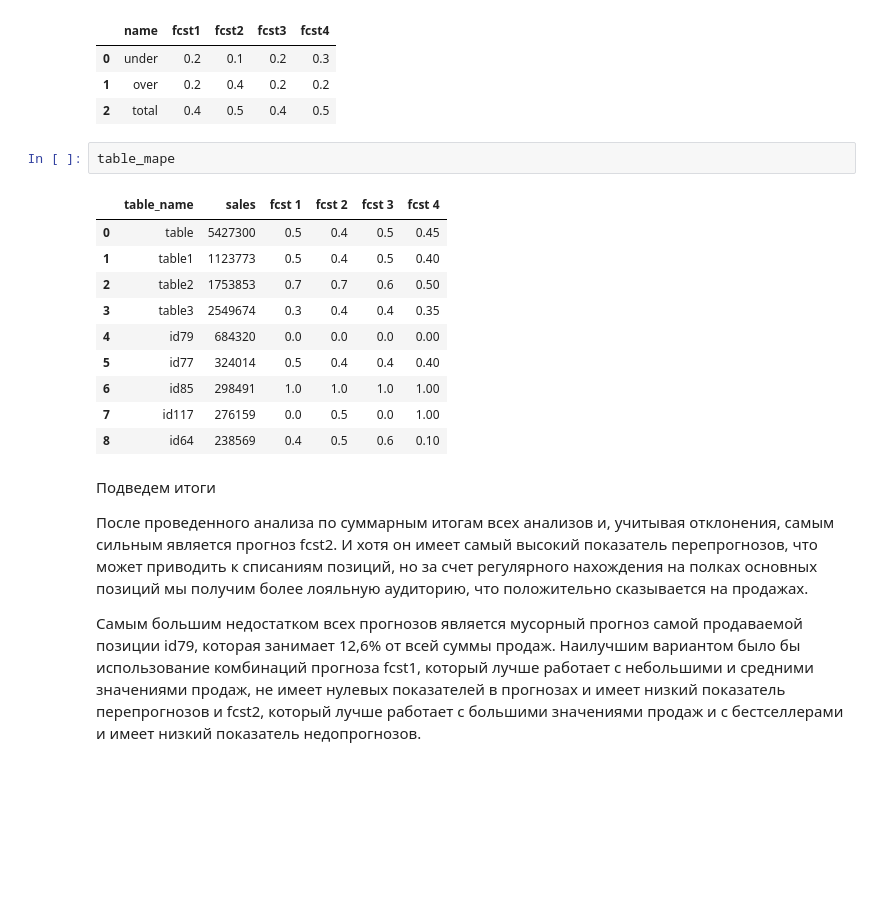
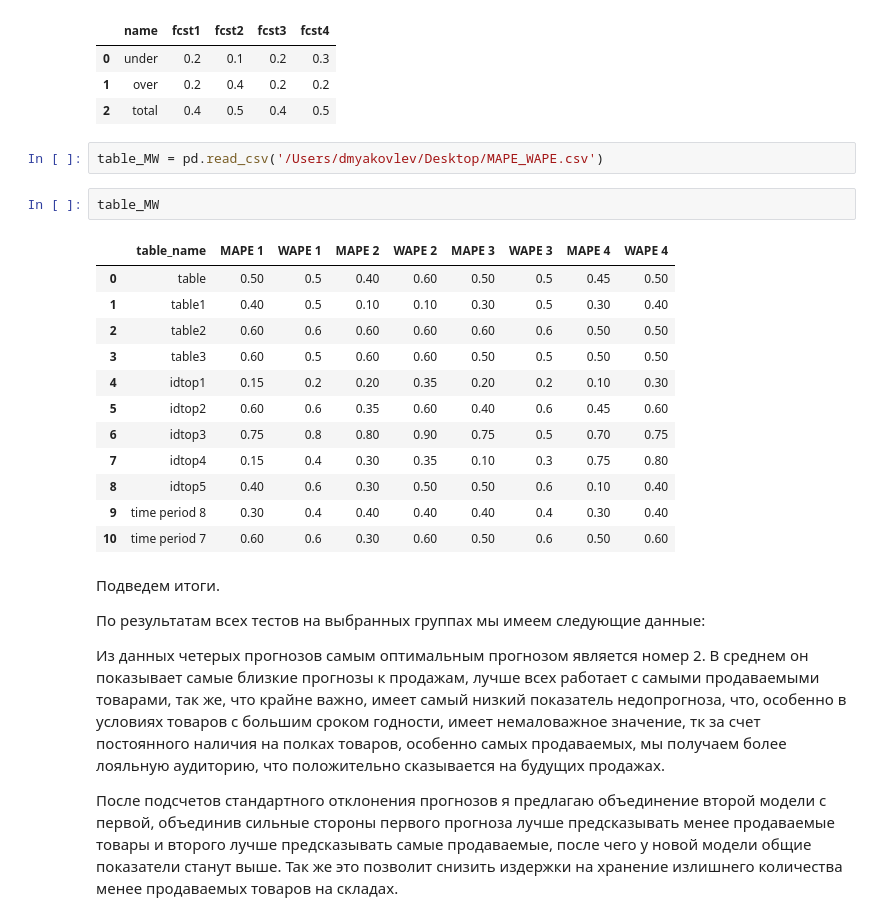
Before and after one commit to dmyakovlev/test_forecasts, a Jupyter notebook: Тестовое задание. Проверка прогнозов.ipynb, the cells around one changed output. Cells and saved outputs as stored; diff of their text form; blank space fills up the shorter version.

```diff
--- a/Тестовое задание. Проверка прогнозов.ipynb
+++ b/Тестовое задание. Проверка прогнозов.ipynb
@@ -519,22 +149,28 @@ table_forecasts
 | 0 | under | 0.2 | 0.1 | 0.2 | 0.3 |
 | 1 | over | 0.2 | 0.4 | 0.2 | 0.2 |
 | 2 | total | 0.4 | 0.5 | 0.4 | 0.5 |
-# %%
-table_mape
-# %% [output]
-|  | table_name | sales | fcst 1 | fcst 2 | fcst 3 | fcst 4 |
-| 0 | table | 5427300 | 0.5 | 0.4 | 0.5 | 0.45 |
-| 1 | table1 | 1123773 | 0.5 | 0.4 | 0.5 | 0.40 |
-| 2 | table2 | 1753853 | 0.7 | 0.7 | 0.6 | 0.50 |
-| 3 | table3 | 2549674 | 0.3 | 0.4 | 0.4 | 0.35 |
-| 4 | id79 | 684320 | 0.0 | 0.0 | 0.0 | 0.00 |
-| 5 | id77 | 324014 | 0.5 | 0.4 | 0.4 | 0.40 |
-| 6 | id85 | 298491 | 1.0 | 1.0 | 1.0 | 1.00 |
-| 7 | id117 | 276159 | 0.0 | 0.5 | 0.0 | 1.00 |
-| 8 | id64 | 238569 | 0.4 | 0.5 | 0.6 | 0.10 |
-# %% [markdown]
-Подведем итоги
-
-После проведенного анализа по суммарным итогам всех анализов и, учитывая отклонения, самым сильным является прогноз fcst2. И хотя он имеет самый высокий показатель перепрогнозов, что может приводить к списаниям позиций, но за счет регулярного нахождения на полках основных позиций мы получим более лояльную аудиторию, что положительно сказывается на продажах.
-
-Самым большим недостатком всех прогнозов является мусорный прогноз самой продаваемой позиции id79, которая занимает 12,6% от всей суммы продаж. Наилучшим вариантом было бы использование комбинаций прогноза fcst1, который лучше работает с небольшими и средними значениями продаж, не имеет нулевых показателей в прогнозах и имеет низкий показатель перепрогнозов и fcst2, который лучше работает с большими значениями продаж и с бестселлерами и имеет низкий показатель недопрогнозов.
+# %%
+table_MW = pd.read_csv('/Users/dmyakovlev/Desktop/MAPE_WAPE.csv')
+# %%
+table_MW
+# %% [output]
+|  | table_name | MAPE 1 | WAPE 1 | MAPE 2 | WAPE 2 | MAPE 3 | WAPE 3 | MAPE 4 | WAPE 4 |
+| 0 | table | 0.50 | 0.5 | 0.40 | 0.60 | 0.50 | 0.5 | 0.45 | 0.50 |
+| 1 | table1 | 0.40 | 0.5 | 0.10 | 0.10 | 0.30 | 0.5 | 0.30 | 0.40 |
+| 2 | table2 | 0.60 | 0.6 | 0.60 | 0.60 | 0.60 | 0.6 | 0.50 | 0.50 |
+| 3 | table3 | 0.60 | 0.5 | 0.60 | 0.60 | 0.50 | 0.5 | 0.50 | 0.50 |
+| 4 | idtop1 | 0.15 | 0.2 | 0.20 | 0.35 | 0.20 | 0.2 | 0.10 | 0.30 |
+| 5 | idtop2 | 0.60 | 0.6 | 0.35 | 0.60 | 0.40 | 0.6 | 0.45 | 0.60 |
+| 6 | idtop3 | 0.75 | 0.8 | 0.80 | 0.90 | 0.75 | 0.5 | 0.70 | 0.75 |
+| 7 | idtop4 | 0.15 | 0.4 | 0.30 | 0.35 | 0.10 | 0.3 | 0.75 | 0.80 |
+| 8 | idtop5 | 0.40 | 0.6 | 0.30 | 0.50 | 0.50 | 0.6 | 0.10 | 0.40 |
+| 9 | time period 8 | 0.30 | 0.4 | 0.40 | 0.40 | 0.40 | 0.4 | 0.30 | 0.40 |
+| 10 | time period 7 | 0.60 | 0.6 | 0.30 | 0.60 | 0.50 | 0.6 | 0.50 | 0.60 |
+# %% [markdown]
+Подведем итоги.
+
+По результатам всех тестов на выбранных группах мы имеем следующие данные:
+
+Из данных четерых прогнозов самым оптимальным прогнозом является номер 2. В среднем он показывает самые близкие прогнозы к продажам, лучше всех работает с самыми продаваемыми товарами, так же, что крайне важно, имеет самый низкий показатель недопрогноза, что, особенно в условиях товаров с большим сроком годности, имеет немаловажное значение, тк за счет постоянного наличия на полках товаров, особенно самых продаваемых, мы получаем более лояльную аудиторию, что положительно сказывается на будущих продажах.
+
+После подсчетов стандартного отклонения прогнозов я предлагаю объединение второй модели с первой, объединив сильные стороны первого прогноза лучше предсказывать менее продаваемые товары и второго лучше предсказывать самые продаваемые, после чего у новой модели общие показатели станут выше. Так же это позволит снизить издержки на хранение излишнего количества менее продаваемых товаров на складах.
```
Also changed, not shown: parts of 123 cells of this notebook.
